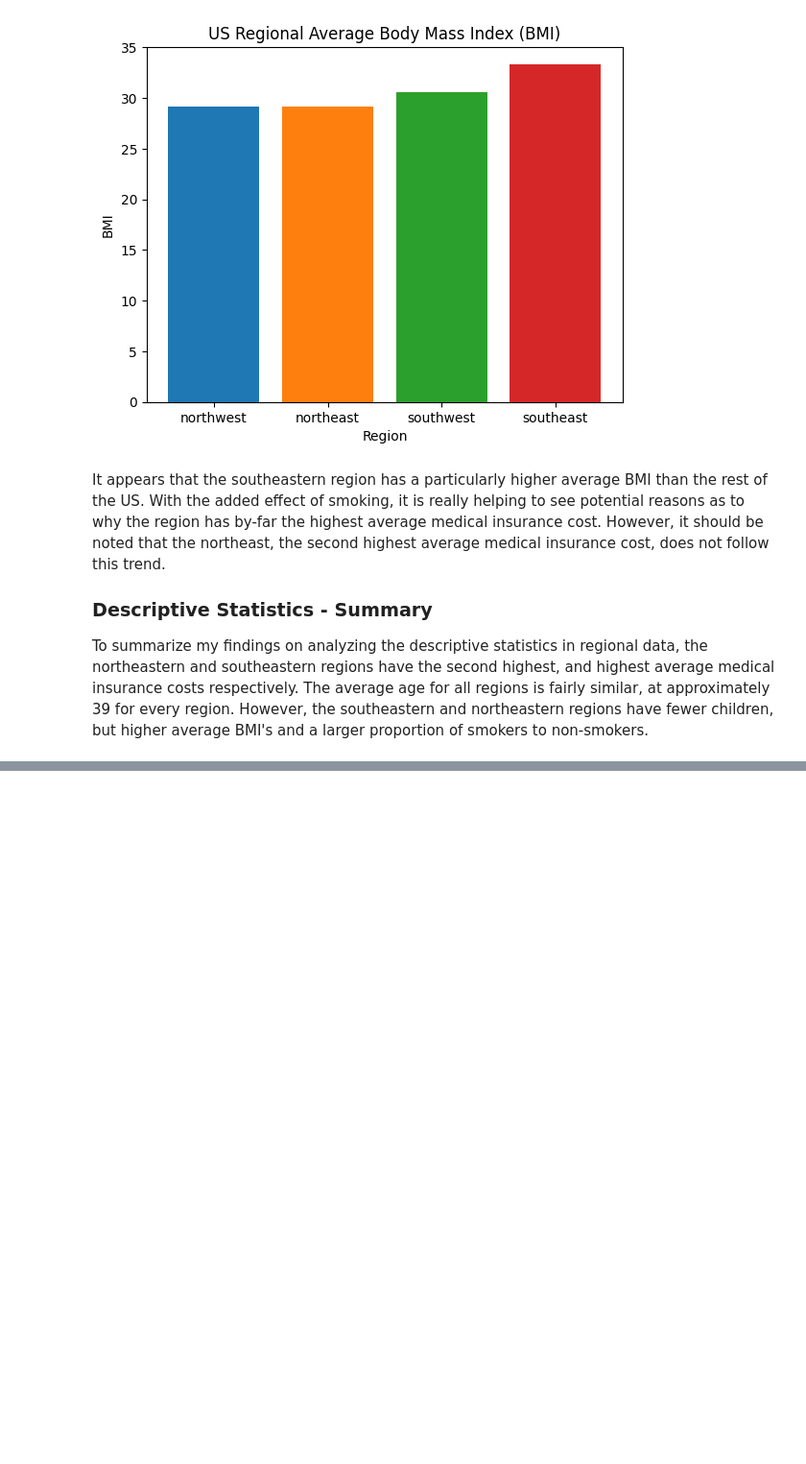
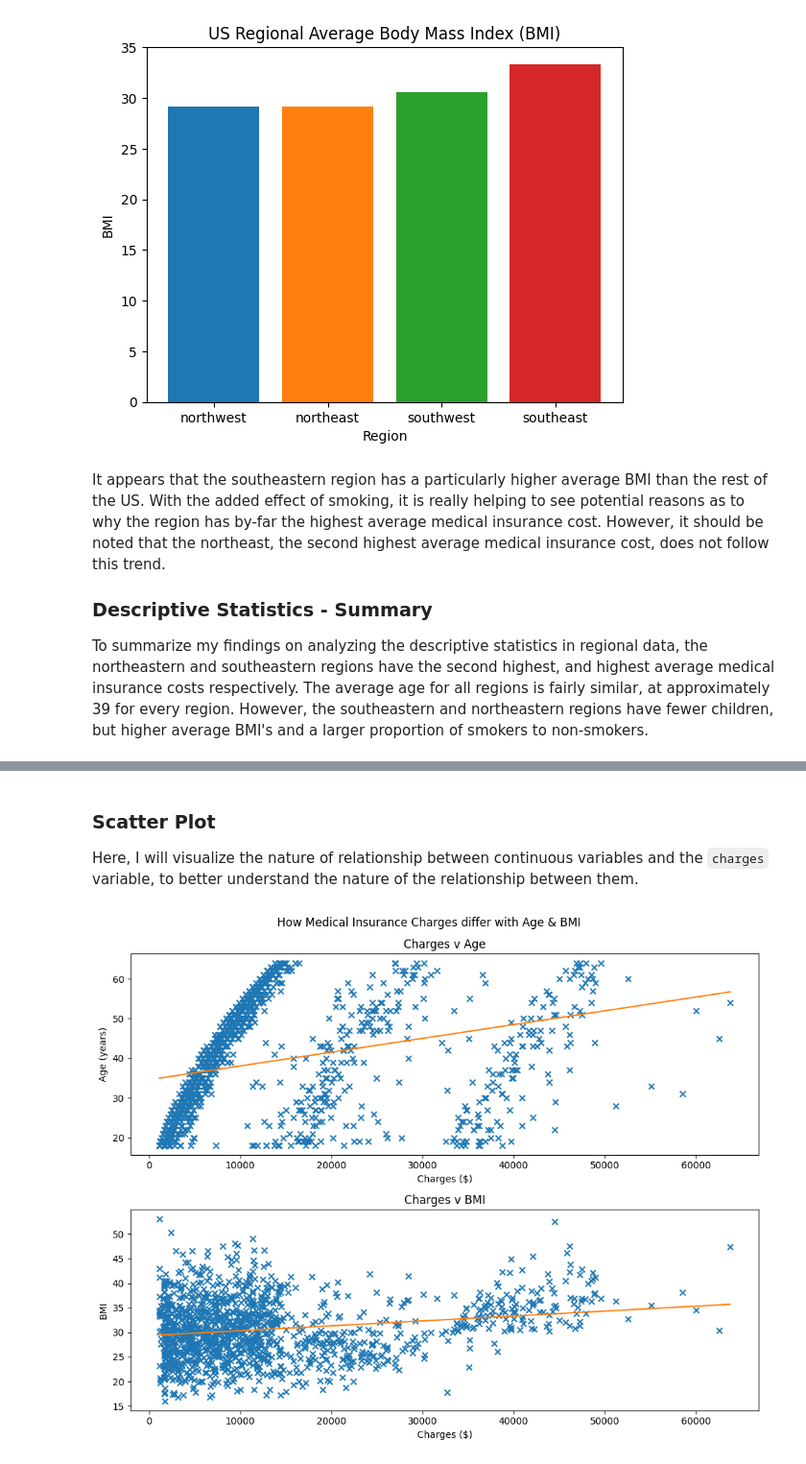
Before and after one commit to charliemarshall1996/regional-us-personal-medical-insurance-analysis, a Jupyter notebook: analysis.ipynb, the cells around one changed output, grey strips where cells are left out. Shown at 96% size. Saved outputs shown, nothing was run; the diff lists cells and outputs as text; code cells hidden in the pictures; blank space fills up the shorter version.

```diff
--- a/analysis.ipynb
+++ b/analysis.ipynb
@@ -241,0 +288,33 @@ To summarize my findings on analyzing the descriptive statistics in regional dat
+# %% [markdown]
+### Scatter Plot
+
+Here, I will visualize the nature of relationship between continuous variables and the `charges` variable, to better understand the nature of the relationship between them.
+# %%
+
+charges = df.charges.to_list()
+n_children = df.children.to_list()
+age = df.age.to_list()
+bmi = df.bmi.to_list()
+
+# plot
+fig, ax = plt.subplots(2, 1, figsize=(10, 8))
+age_ax = ax[0]
+bmi_ax = ax[1]
+
+
+age_ax.scatter(charges, age, marker="x")
+age_ax.plot(np.unique(charges), np.poly1d(np.polyfit(charges, age, 1))(np.unique(charges)), color="tab:orange")
+age_ax.set_title("Charges v Age")
+age_ax.set_xlabel("Charges ($)")
+age_ax.set_ylabel("Age (years)")
+bmi_ax.scatter(charges, bmi, marker="x")
+bmi_ax.plot(np.unique(charges), np.poly1d(np.polyfit(charges, bmi, 1))(np.unique(charges)), color="tab:orange")
+bmi_ax.set_title("Charges v BMI")
+bmi_ax.set_xlabel("Charges ($)")
+bmi_ax.set_ylabel("BMI")
+fig.suptitle("How Medical Insurance Charges differ with Age & BMI")
+plt.tight_layout()
+plt.savefig("./data/visualizations/correlative/charges_v_bmi_v_age.png")
+plt.show()
+# %% [output]
+[figure, added]
```
Also changed, not shown: parts of 12 cells of this notebook, 4 other files.
